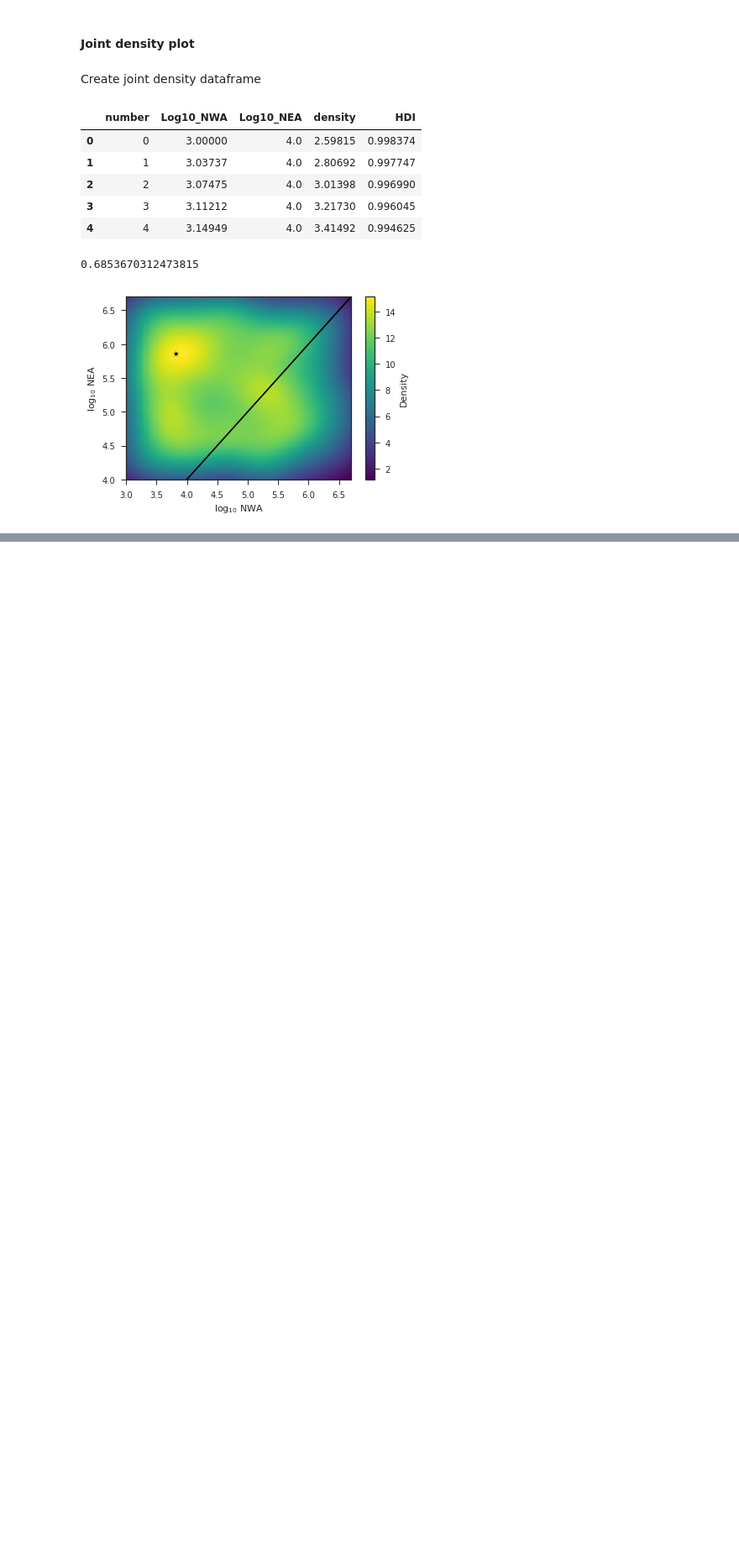
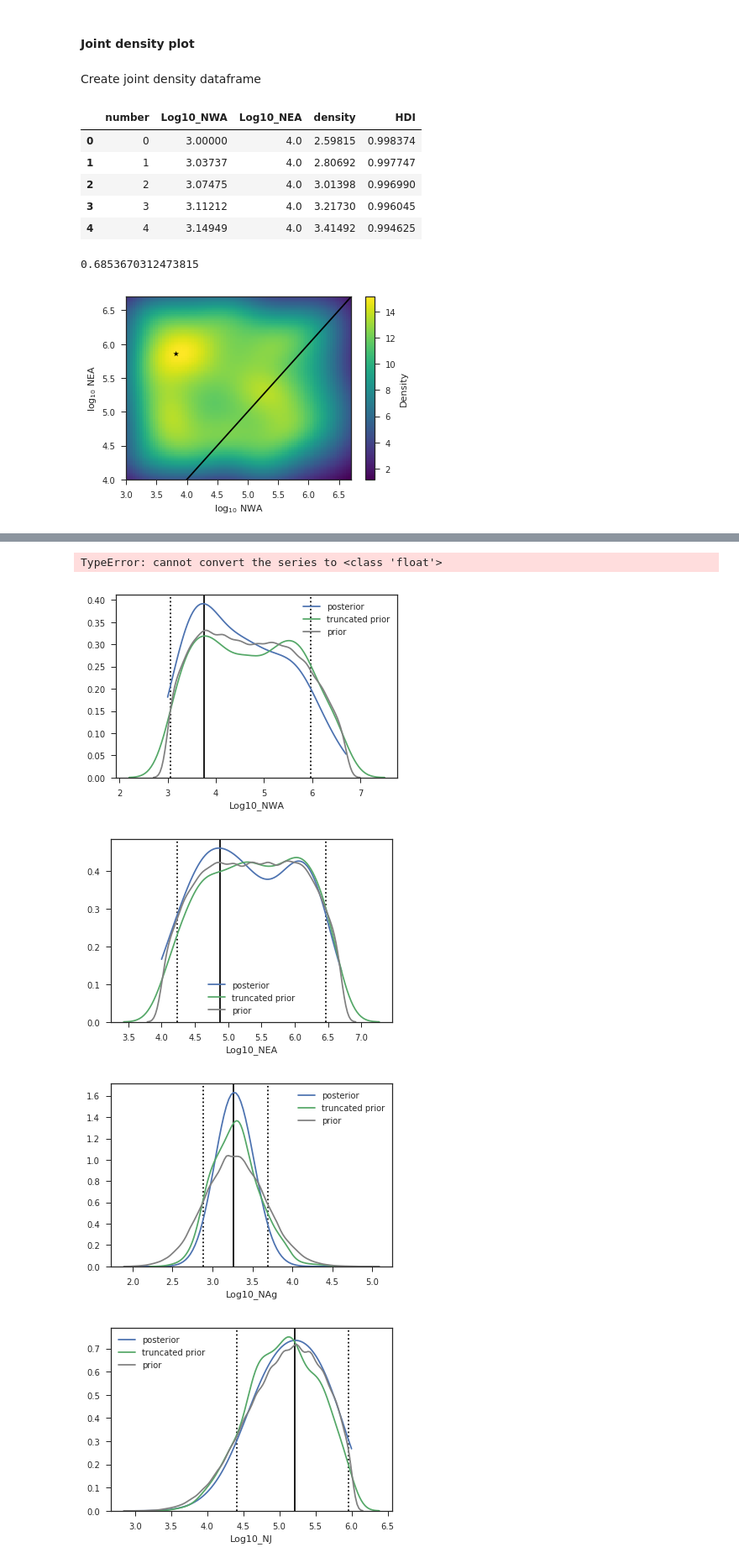
Before and after one commit to agladstein/ABC_results_AJ, a Jupyter notebook: update_AJmodels/assess_ABCtoolbox.ipynb, the cells around one changed output, grey strips where cells are left out. Shown at 84% size. Saved outputs shown, nothing was run; the diff lists cells and outputs as text; code cells hidden in the pictures; blank space fills up the shorter version.

```diff
--- a/update_AJmodels/assess_ABCtoolbox.ipynb
+++ b/update_AJmodels/assess_ABCtoolbox.ipynb
@@ -221,0 +304,3 @@ plot_joint_mtpltlb(joint_NEA_NWA_df_pls, df_chrs_reformat_pls)
+# %%
+prior_pls = pd.read_csv(simName, sep = '\t')
+prior_pls.head()
@@ -221,0 +315,4 @@ plot_joint_mtpltlb(joint_NEA_NWA_df_pls, df_chrs_reformat_pls)
+# %%
+# param_indexes = get_param_indexes(params_str)
+print(param_indexes)
+params = get_col_names(param_indexes, prior_pls)
@@ -221,0 +321,3 @@ plot_joint_mtpltlb(joint_NEA_NWA_df_pls, df_chrs_reformat_pls)
+# %%
+truncated_pls = pd.read_csv(BestSimsParamStats_name, sep = '\t')
+truncated_pls.head()
@@ -221,0 +332,3 @@ plot_joint_mtpltlb(joint_NEA_NWA_df_pls, df_chrs_reformat_pls)
+# %%
+posterior_pls = pd.read_csv(MarginalPosteriorDensities_name, sep = '\t')
+posterior_pls.head()
@@ -221,0 +343,9 @@ plot_joint_mtpltlb(joint_NEA_NWA_df_pls, df_chrs_reformat_pls)
+# %%
+for param in params:
+    plot_param_densities(posterior_pls, truncated_pls, prior_pls, df_chrs_reformat_pls, param)
+# %% [output]
+TypeError: cannot convert the series to <class 'float'>
+[figure, added]
+[figure, added]
+[figure, added]
+[figure, added]
```
Also changed, not shown: parts of 19 cells of this notebook, 1 other file.
